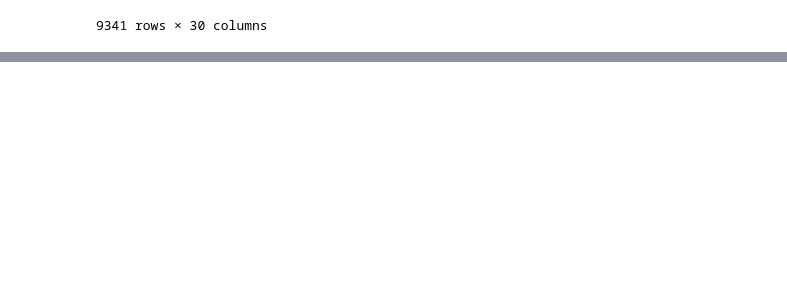
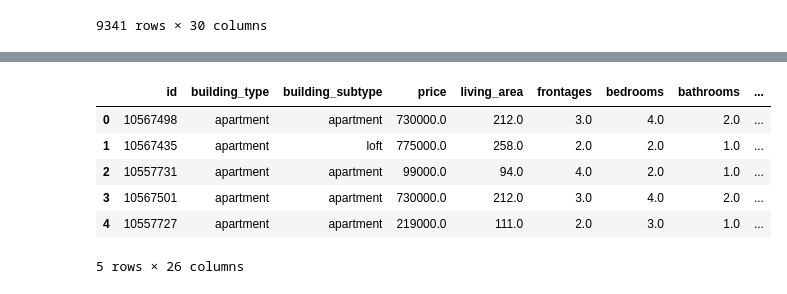
Before and after one commit to Bizkochito/challenge-data-analysis, a Jupyter notebook: src/utils/melih.ipynb, the cells around one changed output, grey strips where cells are left out. Drawn from its saved outputs; the diff is of its cells as text; code cells hidden in the pictures; blank space fills up the shorter version.

```diff
--- a/src/utils/melih.ipynb
+++ b/src/utils/melih.ipynb
@@ -189,0 +195,11 @@ df
+# %%
+data = pd.read_csv("../../assets/cleaned_data.csv")
+data.head()
+# %% [output]
+|  | id | building_type | building_subtype | price | living_area | frontages | bedrooms | bathrooms | ... |
+| 0 | 10567498 | apartment | apartment | 730000.0 | 212.0 | 3.0 | 4.0 | 2.0 | ... |
+| 1 | 10567435 | apartment | loft | 775000.0 | 258.0 | 2.0 | 2.0 | 1.0 | ... |
+| 2 | 10557731 | apartment | apartment | 99000.0 | 94.0 | 4.0 | 2.0 | 1.0 | ... |
+| 3 | 10567501 | apartment | apartment | 730000.0 | 212.0 | 3.0 | 4.0 | 2.0 | ... |
+| 4 | 10557727 | apartment | apartment | 219000.0 | 111.0 | 2.0 | 3.0 | 1.0 | ... |
+5 rows × 26 columns
```
Also changed, not shown: parts of 7 cells of this notebook.
